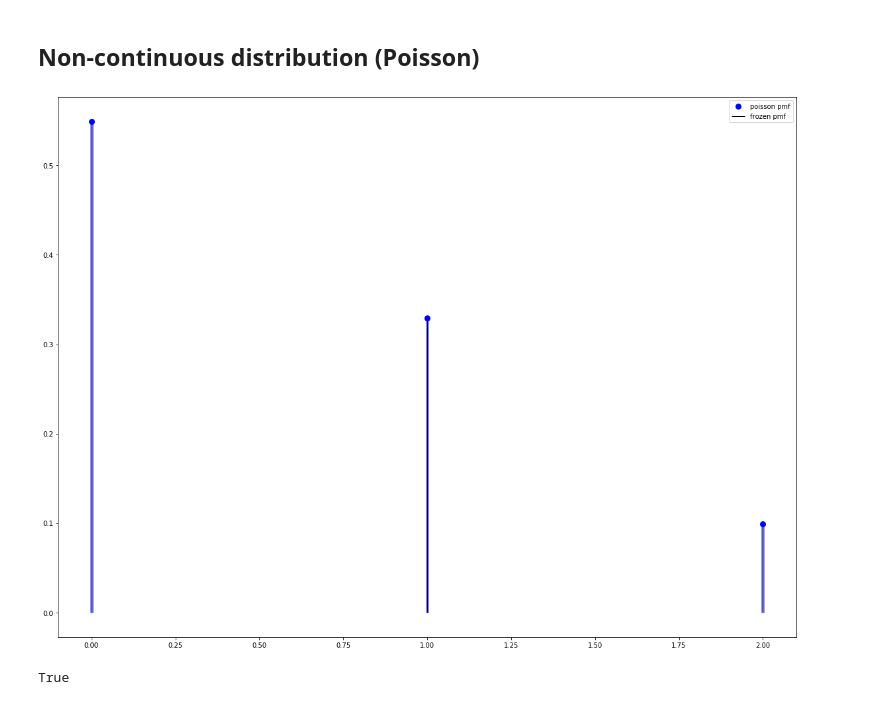
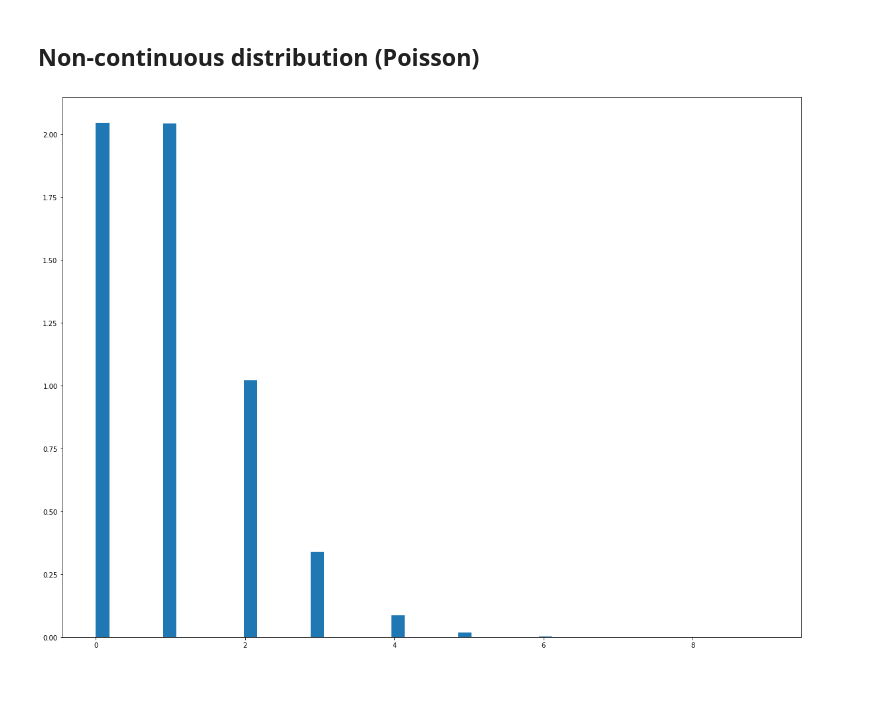
Before and after one commit to IgorBanin/Phys434, a Jupyter notebook: Lab1.ipynb, the cells around one changed output. Drawn from its saved outputs; the diff is of its cells as text; code cells hidden in the pictures.

```diff
--- a/Lab1.ipynb
+++ b/Lab1.ipynb
@@ -46,25 +46,3 @@ print(sigma)
 The sigma values always follow that of a standardized normal distributions, and don't directly apply to the lognormal distribution.
 # %% [markdown]
 ## Non-continuous distribution (Poisson)
-# %%
-from scipy.stats import poisson
-import matplotlib.pyplot as plt
-fig, ax = plt.subplots(1, 1)
-mu = 0.6
-mean, var, skew, kurt = poisson.stats(mu, moments='mvsk')
-x = np.arange(poisson.ppf(0.01, mu),
-              poisson.ppf(0.99, mu))
-ax.plot(x, poisson.pmf(x, mu), 'bo', ms=8, label='poisson pmf')
-ax.vlines(x, 0, poisson.pmf(x, mu), colors='b', lw=5, alpha=0.5)
-rv = poisson(mu)
-ax.vlines(x, 0, rv.pmf(x), colors='k', linestyles='-', lw=1,
-        label='frozen pmf')
-ax.legend(loc='best', frameon=False)
-plt.show()
-# %% [output]
-[figure, removed]
-# %%
-prob = poisson.cdf(x, mu)
-np.allclose(x, poisson.ppf(prob, mu))
-# %% [output]
-True
@@ -72,0 +49,9 @@ r = poisson.rvs(mu, size=1000)
+# %%
+mu = 1
+
+d = stats.poisson.rvs(mu, loc=0, size=1000000, random_state=None)
+fig, ax = plt.subplots(1, 1)
+ax.hist(d,50, density=True)
+plt.show()
+# %% [output]
+[figure, added]
```
Also changed, not shown: parts of 10 cells of this notebook.
